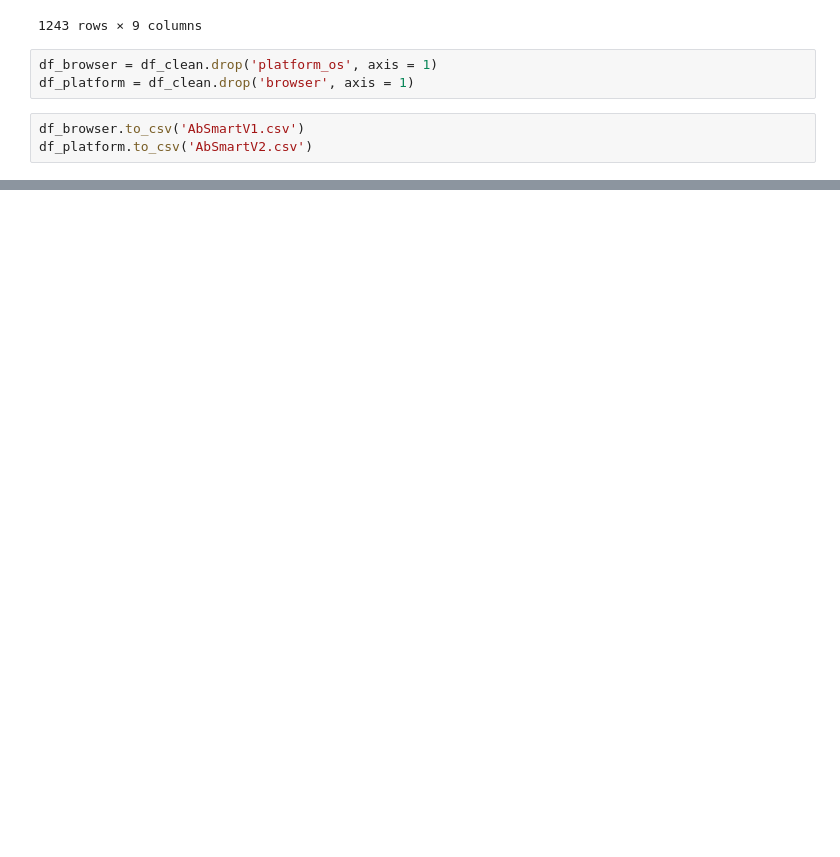
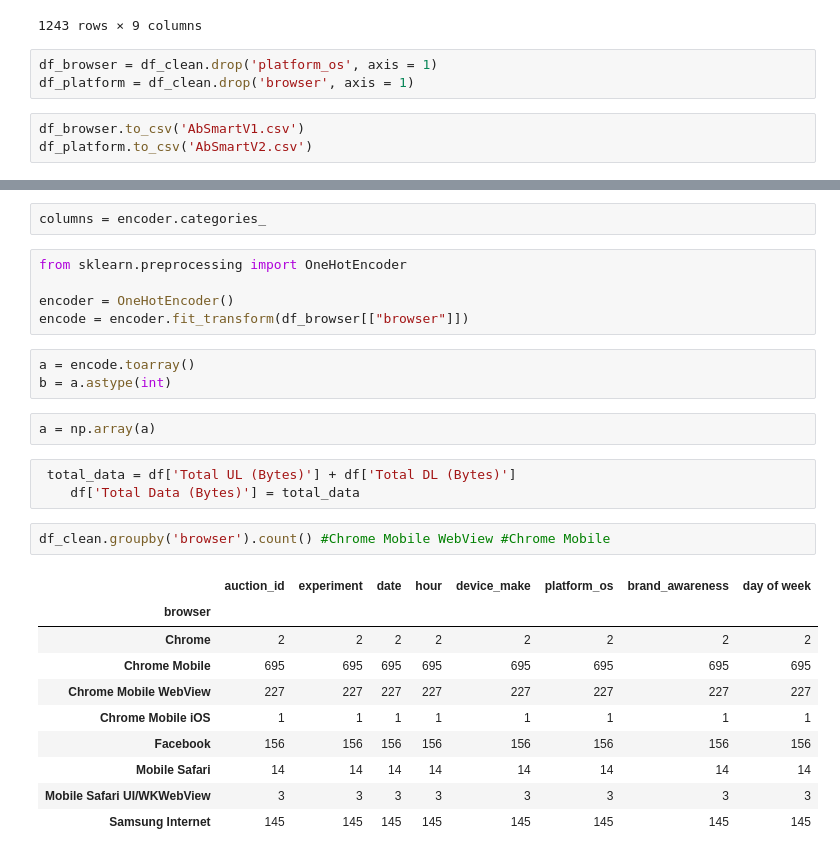
Before and after one commit to SamDewriter/ABHypothesisTesting-AdCampaignPerformance, a Jupyter notebook: Week2.ipynb, the cells around one changed output, grey strips where cells are left out. Drawn from its saved outputs; the diff is of its cells as text; blank space fills up the shorter version.

```diff
--- a/Week2.ipynb
+++ b/Week2.ipynb
@@ -527,0 +608,28 @@ df_platform.to_csv('AbSmartV2.csv')
+# %%
+columns = encoder.categories_
+# %%
+from sklearn.preprocessing import OneHotEncoder
+
+encoder = OneHotEncoder()
+encode = encoder.fit_transform(df_browser[["browser"]])
+# %%
+a = encode.toarray()
+b = a.astype(int)
+# %%
+a = np.array(a)
+# %%
+ total_data = df['Total UL (Bytes)'] + df['Total DL (Bytes)']
+    df['Total Data (Bytes)'] = total_data
+# %%
+df_clean.groupby('browser').count() #Chrome Mobile WebView #Chrome Mobile
+# %% [output]
+|  | auction_id | experiment | date | hour | device_make | platform_os | brand_awareness | day of week |
+| browser |  |  |  |  |  |  |  |  |
+| Chrome | 2 | 2 | 2 | 2 | 2 | 2 | 2 | 2 |
+| Chrome Mobile | 695 | 695 | 695 | 695 | 695 | 695 | 695 | 695 |
+| Chrome Mobile WebView | 227 | 227 | 227 | 227 | 227 | 227 | 227 | 227 |
+| Chrome Mobile iOS | 1 | 1 | 1 | 1 | 1 | 1 | 1 | 1 |
+| Facebook | 156 | 156 | 156 | 156 | 156 | 156 | 156 | 156 |
+| Mobile Safari | 14 | 14 | 14 | 14 | 14 | 14 | 14 | 14 |
+| Mobile Safari UI/WKWebView | 3 | 3 | 3 | 3 | 3 | 3 | 3 | 3 |
+| Samsung Internet | 145 | 145 | 145 | 145 | 145 | 145 | 145 | 145 |
```
Also changed, not shown: parts of 14 cells of this notebook, 2 other files.
